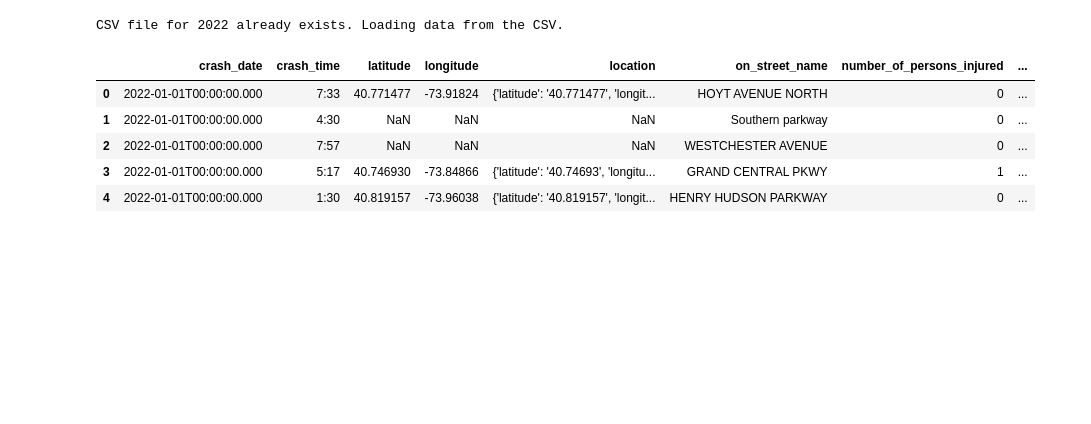
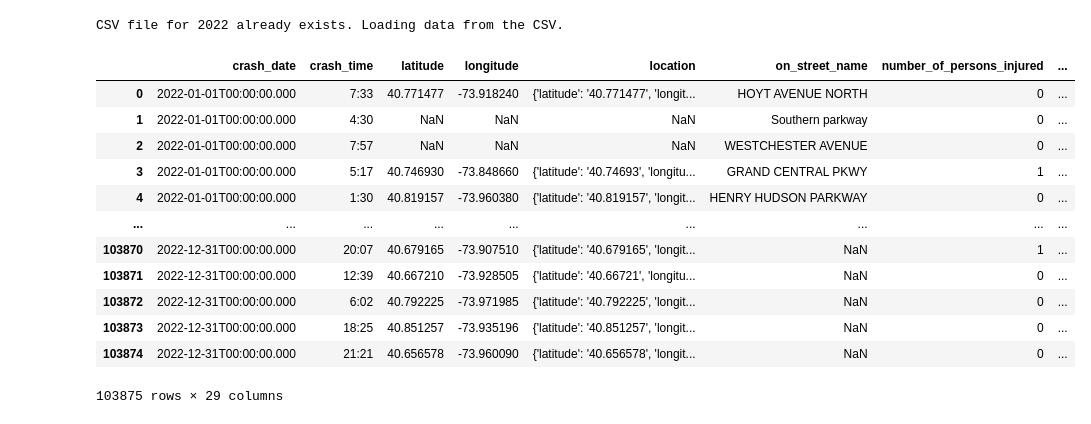
Before and after one commit to Jonathan-Garcia1/new-york-vehicle-collisions, a Jupyter notebook: acquire.ipynb, the cells around one changed output. Saved outputs shown, nothing was run; the diff lists cells and outputs as text; code cells hidden in the pictures; blank space fills up the shorter version.

```diff
--- a/acquire.ipynb
+++ b/acquire.ipynb
@@ -19,14 +19,21 @@ max_req = 2000  # Specify the maximum number of observations to retrieve
 # %%
 # get_data function retrieves and caches the data in csv format ("nyc_collisions_{year}")
 # subsequent runs will load the csv as to be respectful of the resources provided for free.
 df = w.get_data(year_to_retrieve, app_token)
-df.head()
+df
 #for year 2022, retrieval took about 00:1:10 (mins) and 103,875 records
 # %% [output]
 CSV file for 2022 already exists. Loading data from the CSV.
 |  | crash_date | crash_time | latitude | longitude | location | on_street_name | number_of_persons_injured | ... |
-| 0 | 2022-01-01T00:00:00.000 | 7:33 | 40.771477 | -73.91824 | {'latitude': '40.771477', 'longit... | HOYT AVENUE NORTH | 0 | ... |
+| 0 | 2022-01-01T00:00:00.000 | 7:33 | 40.771477 | -73.918240 | {'latitude': '40.771477', 'longit... | HOYT AVENUE NORTH | 0 | ... |
 | 1 | 2022-01-01T00:00:00.000 | 4:30 | NaN | NaN | NaN | Southern parkway | 0 | ... |
 | 2 | 2022-01-01T00:00:00.000 | 7:57 | NaN | NaN | NaN | WESTCHESTER AVENUE | 0 | ... |
-| 3 | 2022-01-01T00:00:00.000 | 5:17 | 40.746930 | -73.84866 | {'latitude': '40.74693', 'longitu... | GRAND CENTRAL PKWY | 1 | ... |
-| 4 | 2022-01-01T00:00:00.000 | 1:30 | 40.819157 | -73.96038 | {'latitude': '40.819157', 'longit... | HENRY HUDSON PARKWAY | 0 | ... |
+| 3 | 2022-01-01T00:00:00.000 | 5:17 | 40.746930 | -73.848660 | {'latitude': '40.74693', 'longitu... | GRAND CENTRAL PKWY | 1 | ... |
+| 4 | 2022-01-01T00:00:00.000 | 1:30 | 40.819157 | -73.960380 | {'latitude': '40.819157', 'longit... | HENRY HUDSON PARKWAY | 0 | ... |
+| ... | ... | ... | ... | ... | ... | ... | ... | ... |
+| 103870 | 2022-12-31T00:00:00.000 | 20:07 | 40.679165 | -73.907510 | {'latitude': '40.679165', 'longit... | NaN | 1 | ... |
+| 103871 | 2022-12-31T00:00:00.000 | 12:39 | 40.667210 | -73.928505 | {'latitude': '40.66721', 'longitu... | NaN | 0 | ... |
+| 103872 | 2022-12-31T00:00:00.000 | 6:02 | 40.792225 | -73.971985 | {'latitude': '40.792225', 'longit... | NaN | 0 | ... |
+| 103873 | 2022-12-31T00:00:00.000 | 18:25 | 40.851257 | -73.935196 | {'latitude': '40.851257', 'longit... | NaN | 0 | ... |
+| 103874 | 2022-12-31T00:00:00.000 | 21:21 | 40.656578 | -73.960090 | {'latitude': '40.656578', 'longit... | NaN | 0 | ... |
+103875 rows × 29 columns
```
Also changed, not shown: parts of 44 cells of this notebook, 30 other files.
